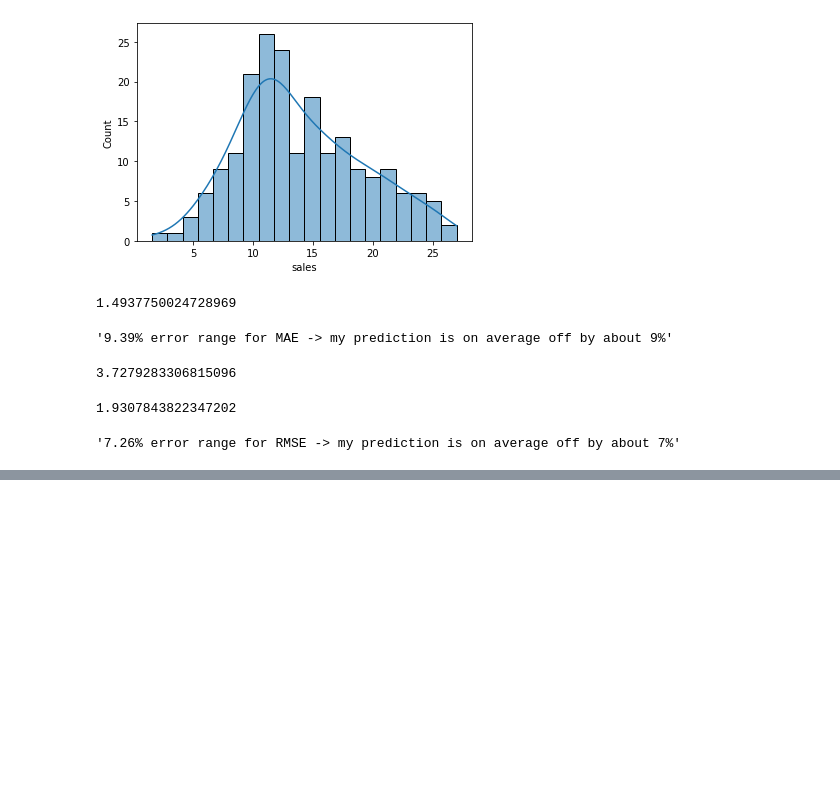
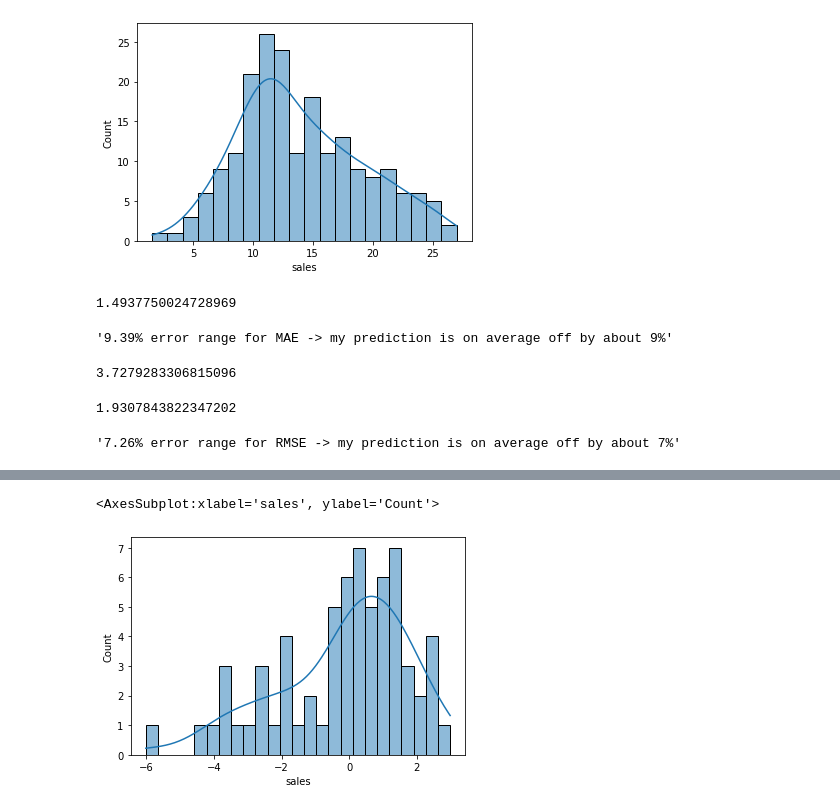
Before and after one commit to luiul/statistics-meets-logistics, a Jupyter notebook: prep-linear-regression-models/lr2-scikit-learn.ipynb, the cells around one changed output, grey strips where cells are left out. Drawn from its saved outputs; the diff is of its cells as text; code cells hidden in the pictures; blank space fills up the shorter version.

```diff
--- a/prep-linear-regression-models/lr2-scikit-learn.ipynb
+++ b/prep-linear-regression-models/lr2-scikit-learn.ipynb
@@ -172,3 +172,5 @@ f"{df['sales'].mean()/rmse:.2f}% error range for RMSE -> my prediction is on ave
 '7.26% error range for RMSE -> my prediction is on average off by about 7%'
 # %%
 # it is recommended to use both the MAE & RMSE -> check to see if on average we're doing good & make sure the prediction is not far off for some data poinst
+# %%
+residuals = (y_test-pred)
@@ -174,0 +198,8 @@ f"{df['sales'].mean()/rmse:.2f}% error range for RMSE -> my prediction is on ave
+# %%
+sns.histplot(data=residuals, kde=True,bins=25)
+
+# the mean should be close to zero for the KDE
+# here we overshoot the zero and the curve is skewed one way, but not by much
+# %% [output]
+<AxesSubplot:xlabel='sales', ylabel='Count'>
+[figure, added]
```
Also changed, not shown: parts of 21 cells of this notebook, 8 other files.
